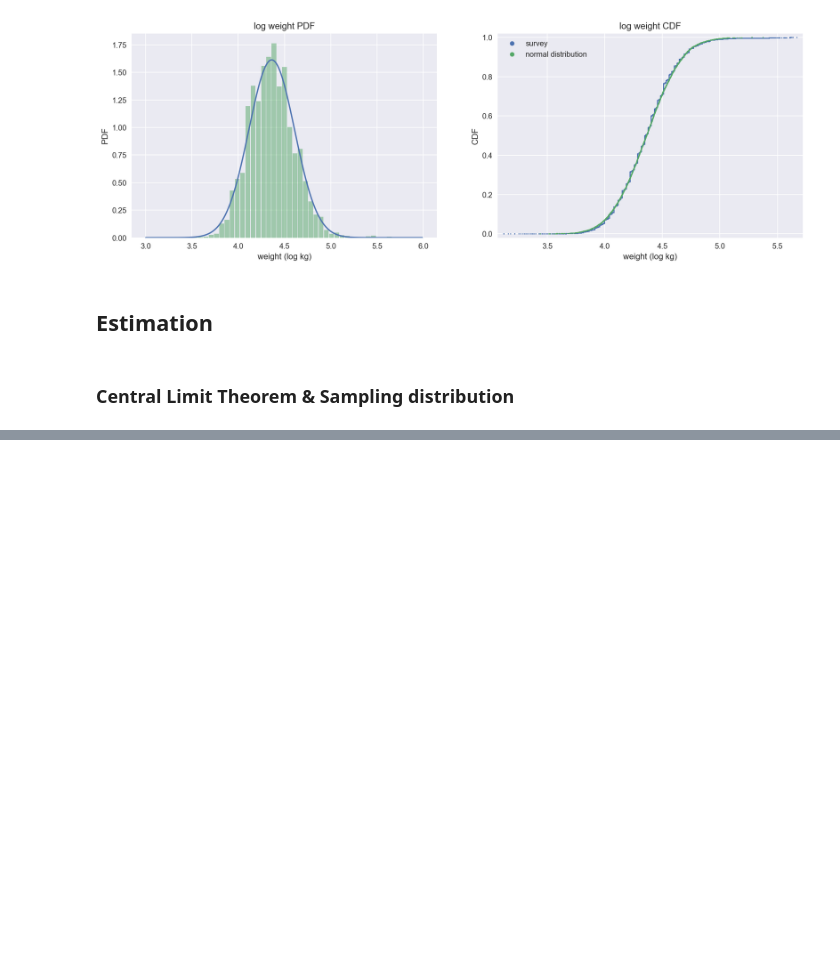
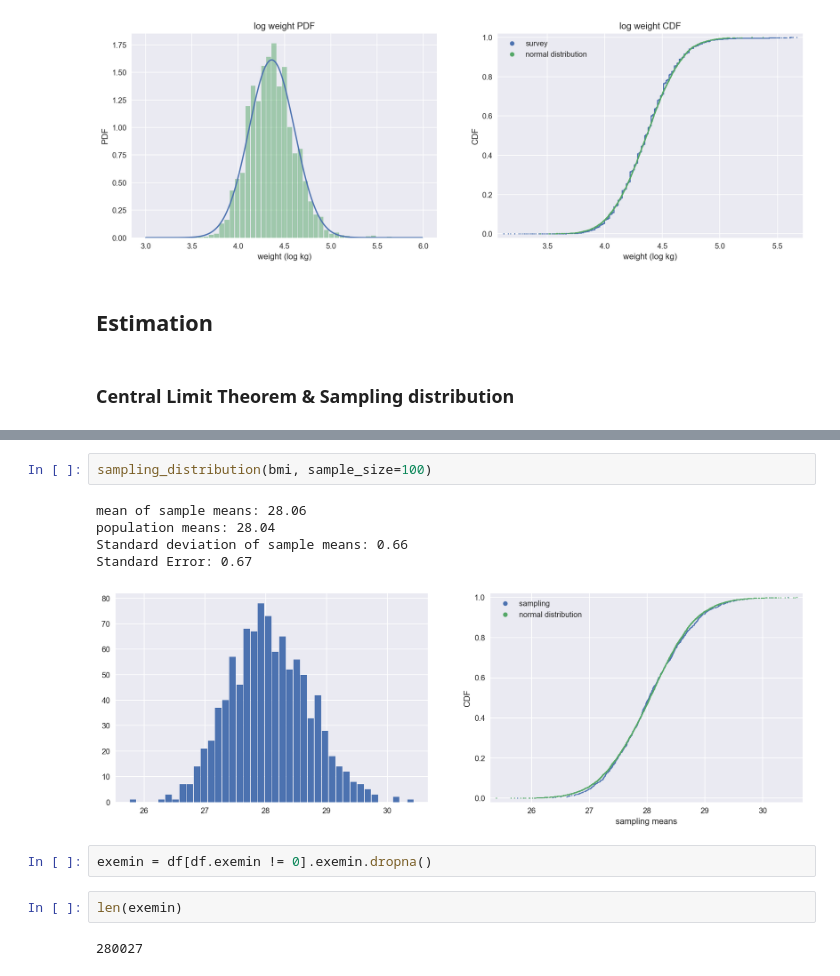
Before and after one commit to fishstar/Data-Analysis-Practice, a Jupyter notebook: Statistics/try.ipynb, the cells around one changed output, grey strips where cells are left out. Saved outputs shown, nothing was run; the diff lists cells and outputs as text; blank space fills up the shorter version.

```diff
--- a/Statistics/try.ipynb
+++ b/Statistics/try.ipynb
@@ -590,0 +635,14 @@ plt.show()
+# %%
+sampling_distribution(bmi, sample_size=100)
+# %% [output]
+mean of sample means: 28.06
+population means: 28.04
+Standard deviation of sample means: 0.66
+Standard Error: 0.67
+[figure, added]
+# %%
+exemin = df[df.exemin != 0].exemin.dropna()
+# %%
+len(exemin)
+# %% [output]
+280027
```
Also changed, not shown: parts of 97 cells of this notebook.
